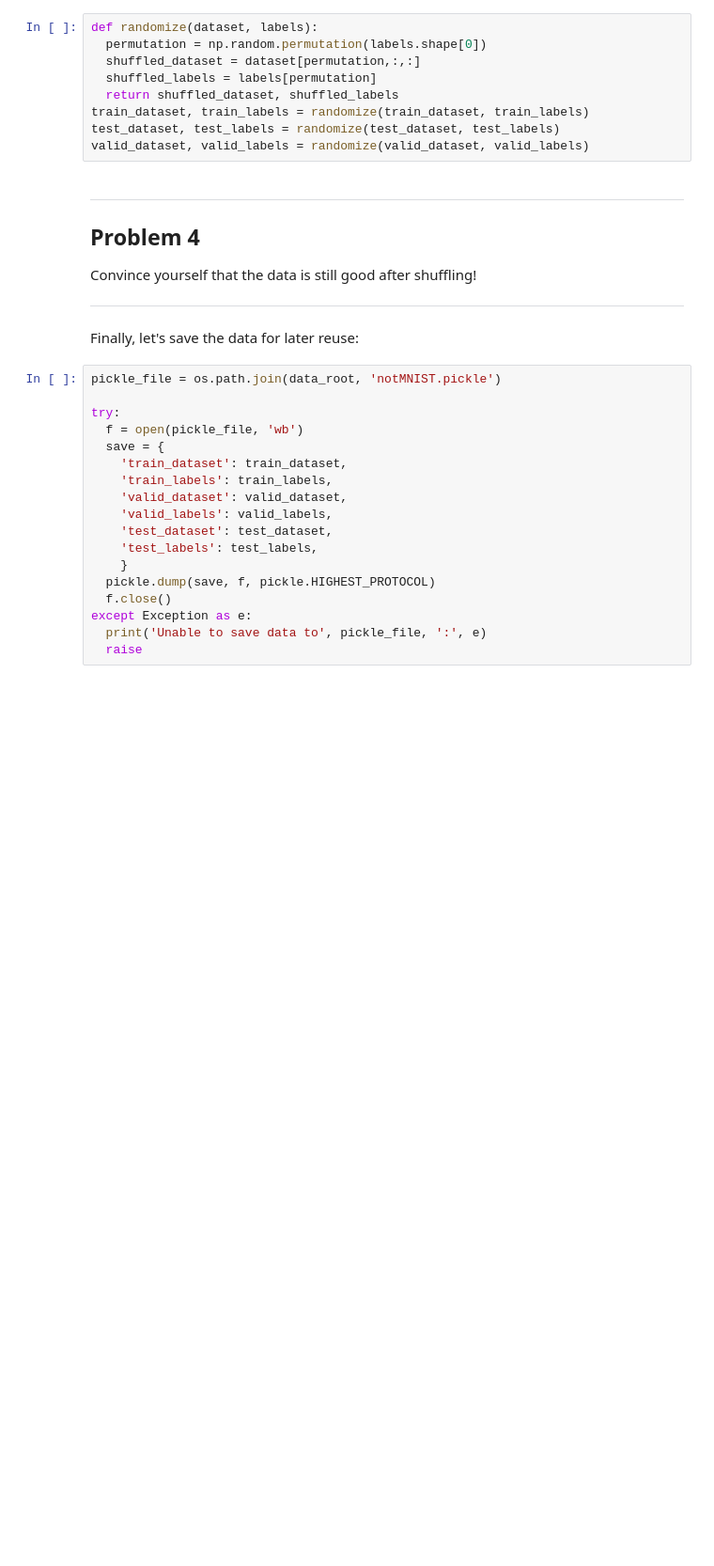
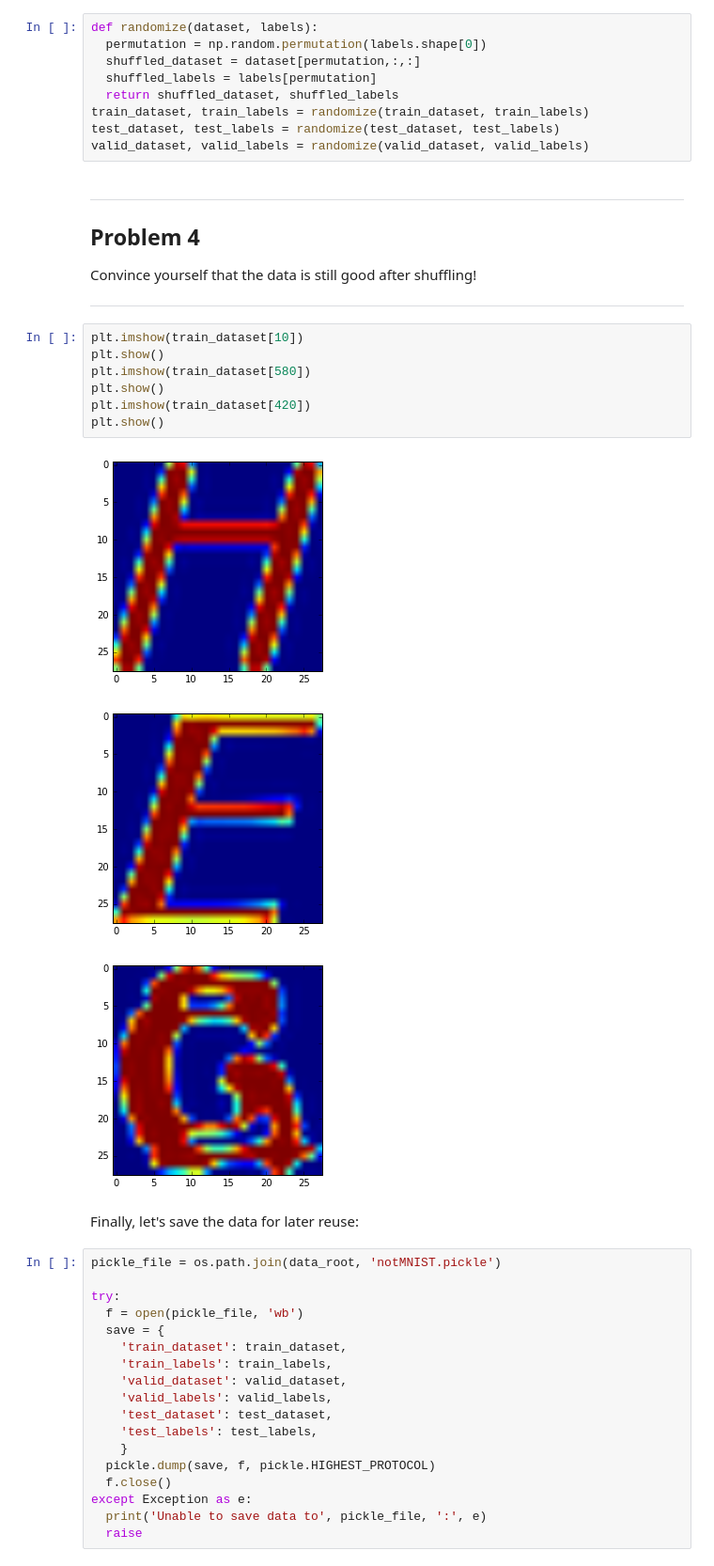
Before and after one commit to hamzafar/deep_learning_by_Google, a Jupyter notebook: 1_notmnist.ipynb, the cells around one changed output. Shown at 94% size. Drawn from its saved outputs; the diff is of its cells as text; blank space fills up the shorter version.

```diff
--- a/1_notmnist.ipynb
+++ b/1_notmnist.ipynb
@@ -333,6 +333,17 @@ Problem 4
 Convince yourself that the data is still good after shuffling!
 
 ---
+# %%
+plt.imshow(train_dataset[10])
+plt.show()
+plt.imshow(train_dataset[580])
+plt.show()
+plt.imshow(train_dataset[420])
+plt.show()
+# %% [output]
+[figure, added]
+[figure, added]
+[figure, added]
 # %% [markdown]
 Finally, let's save the data for later reuse:
 # %%
```
Also changed, not shown: parts of 17 cells of this notebook.
